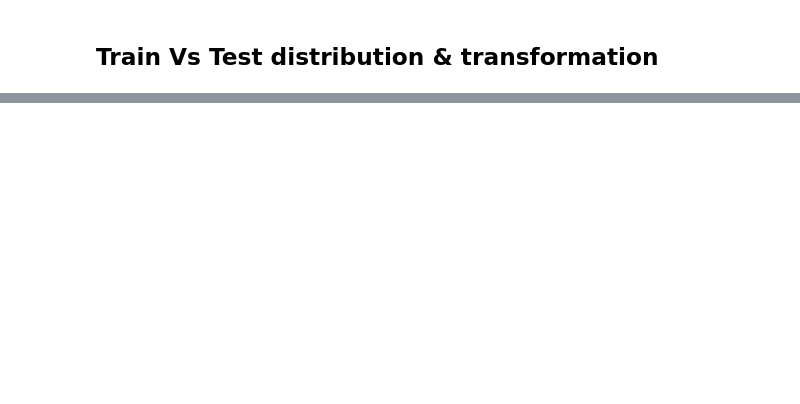
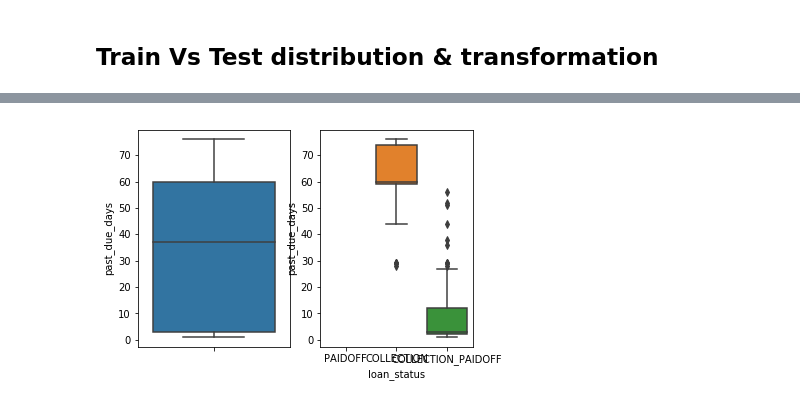
Before and after one commit to naikshubham/Machine-Learning-Interview-Questions-in-Python, a Jupyter notebook: Train Vs Test distribution & transformation.ipynb, the cells around one changed output, grey strips where cells are left out. Drawn from its saved outputs; the diff is of its cells as text; code cells hidden in the pictures; blank space fills up the shorter version.

```diff
--- a/Train Vs Test distribution & transformation.ipynb
+++ b/Train Vs Test distribution & transformation.ipynb
@@ -24,0 +62,8 @@ KeyError: "['Loan Status'] not in index"
+# %%
+# Univariate and multivariate boxplots
+fig, ax =plt.subplots(1,2)
+sns.boxplot(y=loan_data['past_due_days'], ax=ax[0])
+sns.boxplot(x='loan_status', y='past_due_days', data=loan_data, ax=ax[1])
+plt.show()
+# %% [output]
+[figure, added]
```
Also changed, not shown: parts of 14 cells of this notebook.
